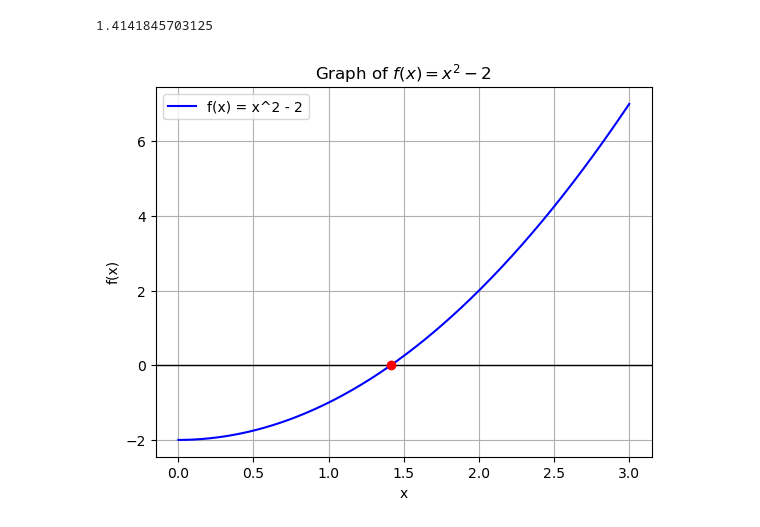
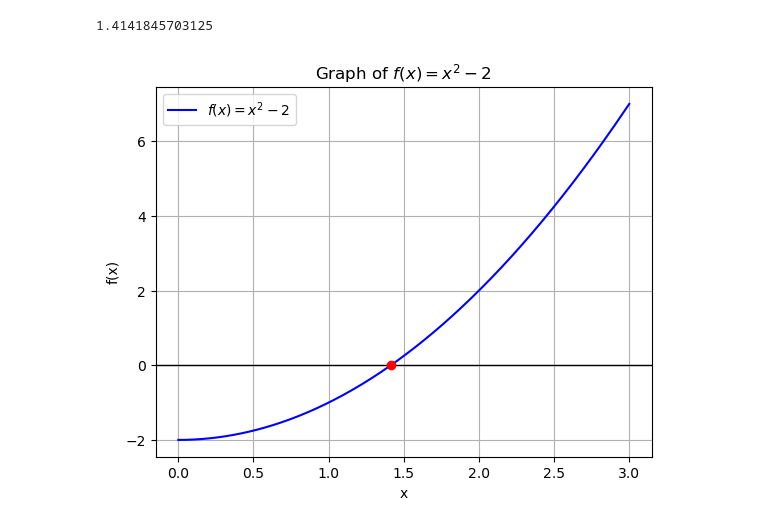
Before and after one commit to rodrigokang/profile, a Jupyter notebook: labs/bisections_sqrt_2.ipynb, the cells around one changed output. Saved outputs shown, nothing was run; the diff lists cells and outputs as text; code cells hidden in the pictures.

```diff
--- a/labs/bisections_sqrt_2.ipynb
+++ b/labs/bisections_sqrt_2.ipynb
@@ -249,27 +249,27 @@ Final approximation: 1.414185
 # %%
 import matplotlib.pyplot as plt
 
 # Define the interval for the plot
 a, b = 1, 2  # Interval bounds
 x = np.linspace(a - 1, b + 1, 400)  # X values for the plot
 y = f(x)  # Y values for f(x)
 
 # Plot the function
-plt.plot(x, y, label="f(x) = x^2 - 2", color="blue")
+plt.plot(x, y, label="$f(x) = x^2 - 2$", color="blue")
 
 # Mark the root (sqrt(2))
 root = np.sqrt(2)
 plt.axhline(0, color='black',linewidth=1)  # Horizontal line at y=0 (x-axis)
 plt.plot(root, 0, 'ro')  # Red dot at the root (sqrt(2))
 
 # Set the labels and title
 plt.title("Graph of $f(x) = x^2 - 2$")
 plt.xlabel("x")
 plt.ylabel("f(x)")
 plt.legend()
 plt.grid(True)
 
 # Show the plot
 plt.show()
 # %% [output]
-[figure, old version]
+[figure, new version]
```
